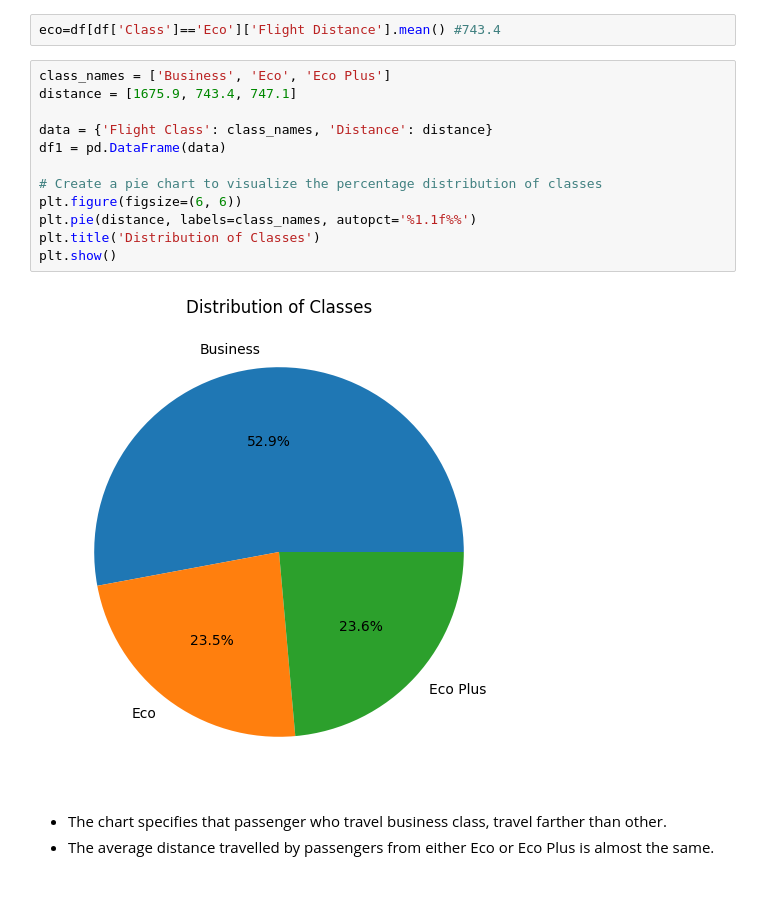
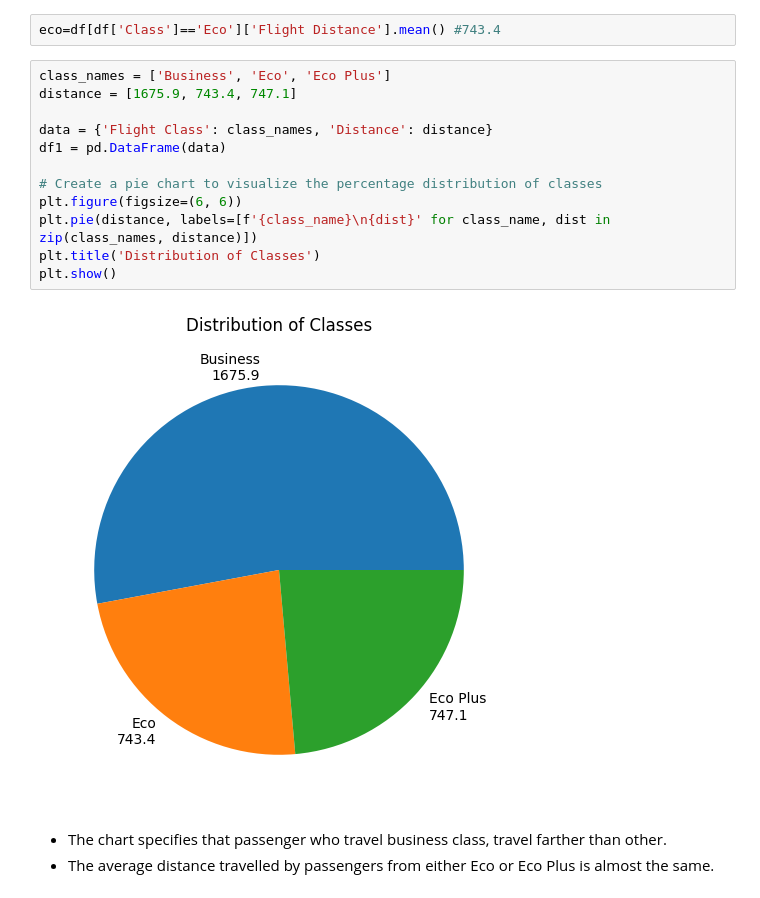
Before and after one commit to Utkarsh11-git/EDA_Python_Flight_Rating, a Jupyter notebook: EDA_Python_Flight_Rating.ipynb, the cells around one changed output. Saved outputs shown, nothing was run; the diff lists cells and outputs as text.

```diff
--- a/EDA_Python_Flight_Rating.ipynb
+++ b/EDA_Python_Flight_Rating.ipynb
@@ -142,17 +142,17 @@ eco=df[df['Class']=='Eco']['Flight Distance'].mean() #743.4
 # %%
 class_names = ['Business', 'Eco', 'Eco Plus']
 distance = [1675.9, 743.4, 747.1]
 
 data = {'Flight Class': class_names, 'Distance': distance}
 df1 = pd.DataFrame(data)
 
 # Create a pie chart to visualize the percentage distribution of classes
 plt.figure(figsize=(6, 6))
-plt.pie(distance, labels=class_names, autopct='%1.1f%%')
+plt.pie(distance, labels=[f'{class_name}\n{dist}' for class_name, dist in zip(class_names, distance)])
 plt.title('Distribution of Classes')
 plt.show()
 # %% [output]
-[figure, old version]
+[figure, new version]
 # %% [markdown]
 * The chart specifies that passenger who travel business class, travel farther than other.
 * The average distance travelled by passengers from either Eco or Eco Plus is almost the same.
```
Also changed, not shown: parts of 4 cells of this notebook.
